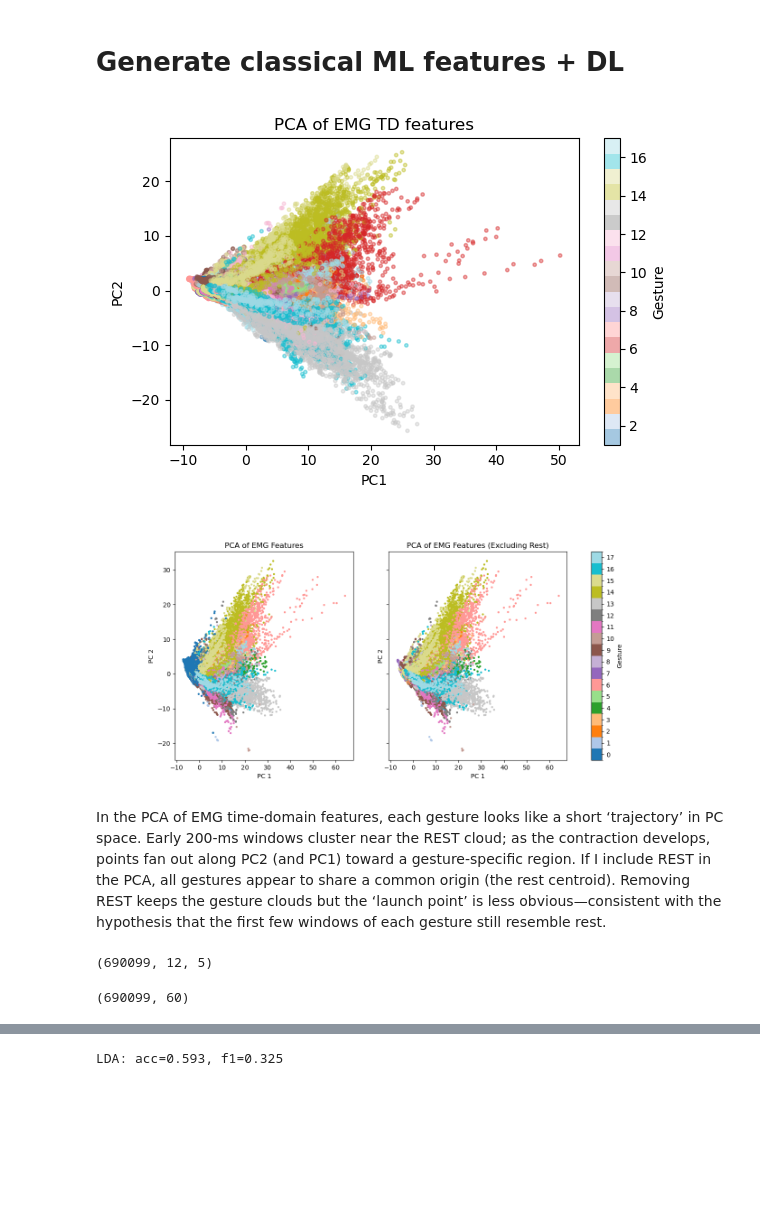
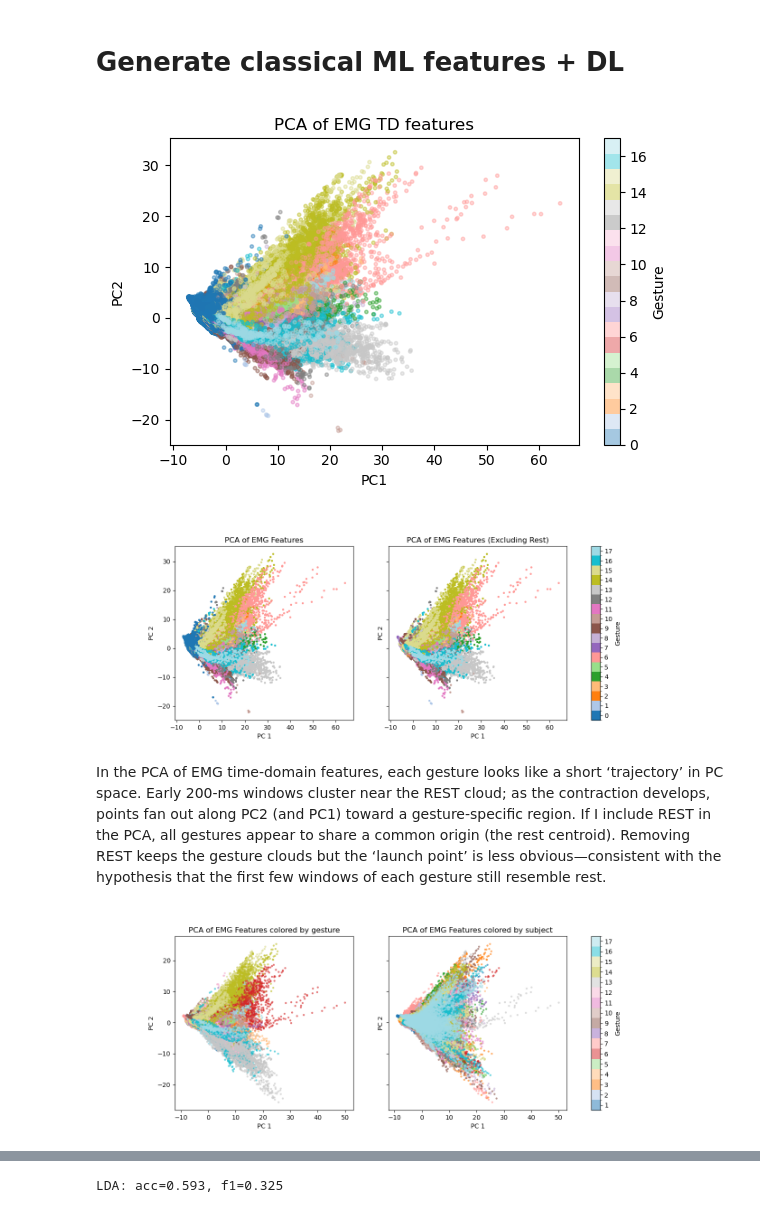
Before and after one commit to sumachinta/emg-gesture-classification-ninapro, a Jupyter notebook: notebooks/03_feature_extraction_visualization.ipynb, the cells around one changed output, grey strips where cells are left out. Cells and saved outputs as stored; diff of their text form; code cells hidden in the pictures; blank space fills up the shorter version.

Commit message:
a lot of data analysis

```diff
--- a/notebooks/03_feature_extraction_visualization.ipynb
+++ b/notebooks/03_feature_extraction_visualization.ipynb
@@ -18,7 +18,8 @@ from utils.plotting_helpers import plot_feature_heatmap, radar_gesture_signature
 # %% [markdown]
 ### Load pre-saved epoch data
 # %%
-epoch_data_path = parentDir / "data/processed/ninapro_ex1_win200_ms_step50_ms.npz"
+epoch_data_path = parentDir / "data/processed/ninapro_ex1_win200_ms_step50_ms_exclude_rest.npz"
+# epoch_data_path = parentDir / "data/processed/ninapro_ex1_win200_ms_step50_ms.npz"
 save_figs = True
 # %%
 data = np.load(epoch_data_path)
@@ -82,52 +84,81 @@ features_df = features_to_df(emg_features, y, subject_ids=subject_ids, rep_ids=r
 # plot_feature_heatmap(features_df, feature="SSC", figsize=(6, 4))
 # radar_gesture_signature(features_df, channel=5, gestures=[1,6,10,14], figsize=(6, 4))
 pca_features = pca_scatter(emg_features, y, figsize=(6, 4))
-if save_figs:
-    plt.savefig(parentDir / "results/figures/feature_visualizations_PCA.png", dpi=300)
+# if save_figs:
+#     plt.savefig(parentDir / "results/figures/feature_visualizations_PCA.png", dpi=300)
 # %% [output]
-[figure, old version]
+[figure, new version]
 # %%
 from utils.featurize_emg import perform_PCA_on_features
 pcs = perform_PCA_on_features(emg_features, n_components=2)
 # %%
 from matplotlib.colors import ListedColormap, BoundaryNorm
 
 # — Build a stable label→color mapping —
 labels = np.sort(np.unique(y))                 # e.g., [0,1,...,17]
 base = plt.cm.get_cmap('tab20', len(labels))   # exactly N distinct colors
 cmap = ListedColormap(base.colors)
 
 # boundaries centered on integer labels
 bounds = np.r_[labels - 0.5, labels[-1] + 0.5]
 norm = BoundaryNorm(bounds, cmap.N)
 
-fig, axs = plt.subplots(1, 2, figsize=(14, 6), sharex=True, sharey=True)
+fig, axs = plt.subplots(1, 2, figsize=(14, 5), sharex=True, sharey=True)
 
 # With rest
 sc0 = axs[0].scatter(pcs[:, 0], pcs[:, 1], c=y, cmap=cmap, norm=norm, s=5)
 axs[0].set_xlabel('PC 1'); axs[0].set_ylabel('PC 2')
 axs[0].set_title('PCA of EMG Features')
 
 # Without rest
 idx = (y != 0)
 axs[1].scatter(pcs[idx, 0], pcs[idx, 1], c=y[idx], cmap=cmap, norm=norm, s=5)
 axs[1].set_xlabel('PC 1'); axs[1].set_ylabel('PC 2')
 axs[1].set_title('PCA of EMG Features (Excluding Rest)')
 
 # One shared colorbar with label ticks at actual gesture IDs
 cbar = fig.colorbar(sc0, ax=axs, ticks=labels)
 cbar.set_label('Gesture')
-plt.savefig(parentDir / "results/figures/feature_visualizations_PCA.png", dpi=300)
+# plt.savefig(parentDir / "results/figures/feature_visualizations_PCA.png", dpi=300)
 plt.show()
 # %% [output]
-[figure, old version]
+[figure, new version]
 # %% [markdown]
 In the PCA of EMG time-domain features, each gesture looks like a short ‘trajectory’ in PC space. Early 200-ms windows cluster near the REST cloud; as the contraction develops, points fan out along PC2 (and PC1) toward a gesture-specific region. If I include REST in the PCA, all gestures appear to share a common origin (the rest centroid). Removing REST keeps the gesture clouds but the ‘launch point’ is less obvious—consistent with the hypothesis that the first few windows of each gesture still resemble rest.
-# %%
-emg_features.shape
-# %% [output]
-(690099, 12, 5)
-# %%
-(emg_features.reshape(emg_features.shape[0], -1)).shape
-# %% [output]
-(690099, 60)
+# %%
+# — Build a stable label→color mapping —
+labels = np.sort(np.unique(y))                 # e.g., [0,1,...,17]
+base = plt.cm.get_cmap('tab20', len(labels))   # exactly N distinct colors
+cmap = ListedColormap(base.colors)
+
+# boundaries centered on integer labels
+bounds = np.r_[labels - 0.5, labels[-1] + 0.5]
+norm = BoundaryNorm(bounds, cmap.N)
+
+fig, axs = plt.subplots(1, 2, figsize=(14, 5), sharex=True, sharey=True)
+
+# gesture based seperation
+sc0 = axs[0].scatter(pcs[:, 0], pcs[:, 1], c=y, cmap=cmap, norm=norm, s=5, alpha=0.5)
+axs[0].set_xlabel('PC 1'); axs[0].set_ylabel('PC 2')
+axs[0].set_title('PCA of EMG Features colored by gesture')
+
+# subject based seperation
+labels = np.sort(np.unique(subject_ids))                 # e.g., [0,1,...,17]
+base = plt.cm.get_cmap('tab20', len(labels))   # exactly N distinct colors
+cmap = ListedColormap(base.colors)
+
+# boundaries centered on integer labels
+bounds = np.r_[labels - 0.5, labels[-1] + 0.5]
+norm = BoundaryNorm(bounds, cmap.N)
+
+axs[1].scatter(pcs[:, 0], pcs[:, 1], c=subject_ids, cmap=cmap, norm=norm, s=5, alpha=0.5)
+axs[1].set_xlabel('PC 1'); axs[1].set_ylabel('PC 2')
+axs[1].set_title('PCA of EMG Features colored by subject')
+
+# One shared colorbar with label ticks at actual gesture IDs
+cbar = fig.colorbar(sc0, ax=axs, ticks=labels)
+cbar.set_label('Gesture')
+# plt.savefig(parentDir / "results/figures/feature_visualizations_PCA.png", dpi=300)
+plt.show()
+# %% [output]
+[figure, added]
```
Also changed, not shown: parts of 4 cells of this notebook, 10 other files.
